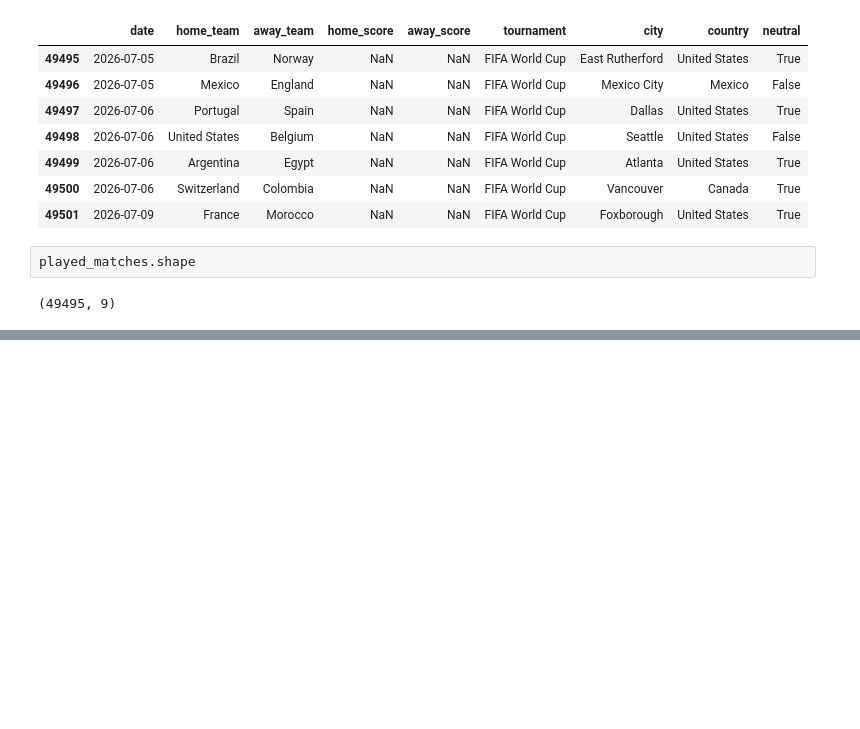
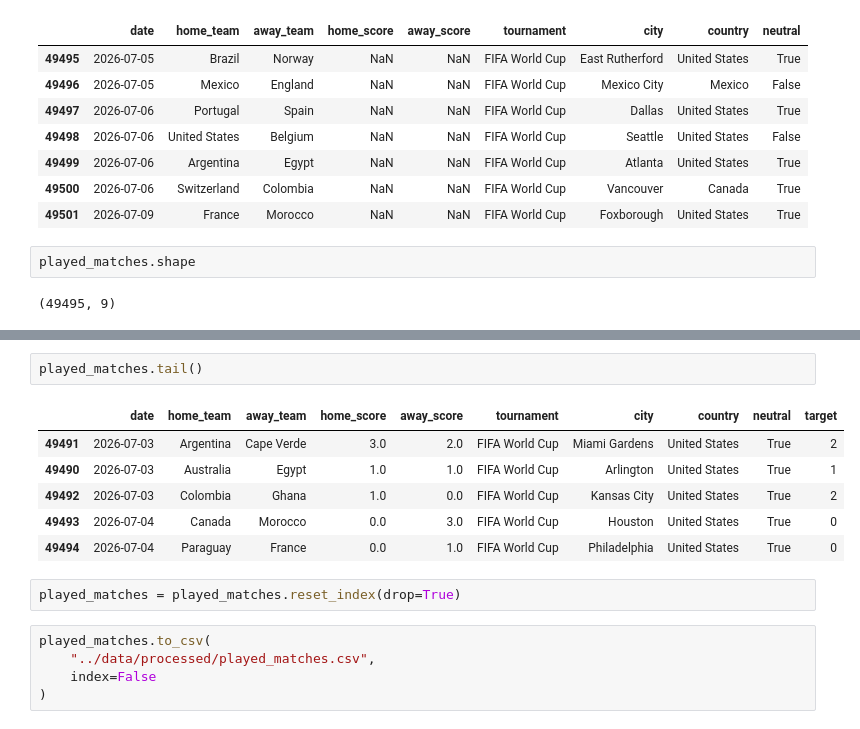
Before and after one commit to Abol3ninn/WorldCup-Predictor, a Jupyter notebook: notebooks/01_data_loading.ipynb, the cells around one changed output, grey strips where cells are left out. Drawn from its saved outputs; the diff is of its cells as text; blank space fills up the shorter version.

```diff
--- a/notebooks/01_data_loading.ipynb
+++ b/notebooks/01_data_loading.ipynb
@@ -143,0 +225,16 @@ played_matches.shape
+# %%
+played_matches.tail()
+# %% [output]
+|  | date | home_team | away_team | home_score | away_score | tournament | city | country | neutral | target |
+| 49491 | 2026-07-03 | Argentina | Cape Verde | 3.0 | 2.0 | FIFA World Cup | Miami Gardens | United States | True | 2 |
+| 49490 | 2026-07-03 | Australia | Egypt | 1.0 | 1.0 | FIFA World Cup | Arlington | United States | True | 1 |
+| 49492 | 2026-07-03 | Colombia | Ghana | 1.0 | 0.0 | FIFA World Cup | Kansas City | United States | True | 2 |
+| 49493 | 2026-07-04 | Canada | Morocco | 0.0 | 3.0 | FIFA World Cup | Houston | United States | True | 0 |
+| 49494 | 2026-07-04 | Paraguay | France | 0.0 | 1.0 | FIFA World Cup | Philadelphia | United States | True | 0 |
+# %%
+played_matches = played_matches.reset_index(drop=True)
+# %%
+played_matches.to_csv(
+    "../data/processed/played_matches.csv",
+    index=False
+)
```
Also changed, not shown: parts of 8 cells of this notebook, 1 other file.
